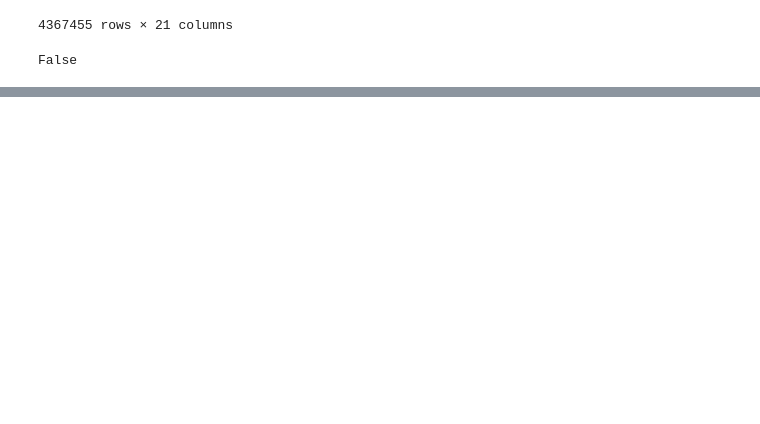
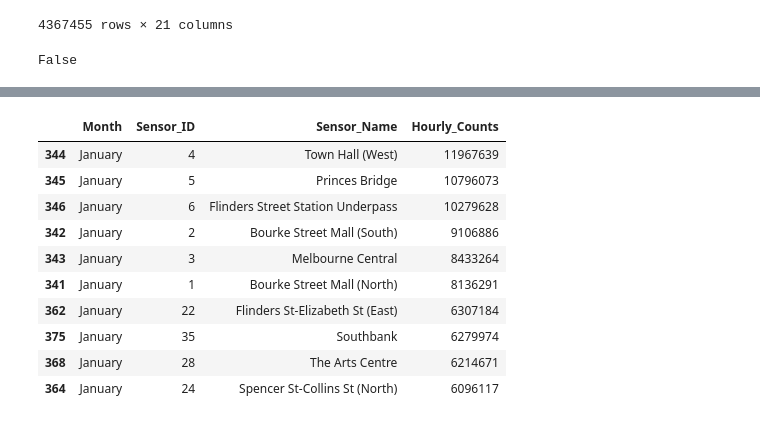
Before and after one commit to thanaboonmu/pedestrian_analysis, a Jupyter notebook: analysis.ipynb, the cells around one changed output, grey strips where cells are left out. Cells and saved outputs as stored; diff of their text form; code cells hidden in the pictures; blank space fills up the shorter version.

Commit message:
Added csv to gitignore and added monthly grouping

```diff
--- a/Untitled.ipynb
+++ b/analysis.ipynb
@@ -189,0 +209,2 @@ unmatched_pd
+# %%
+monthly_count= location_info.groupby(['Month','Sensor_ID','Sensor_Name'],as_index=False).agg({'Hourly_Counts': 'sum'}).sort_values(by='Month',ascending=False)
@@ -189,0 +234,14 @@ unmatched_pd
+# %%
+monthly_count[monthly_count.Month=='January'].sort_values(by='Hourly_Counts',ascending=False).head(10)
+# %% [output]
+|  | Month | Sensor_ID | Sensor_Name | Hourly_Counts |
+| 344 | January | 4 | Town Hall (West) | 11967639 |
+| 345 | January | 5 | Princes Bridge | 10796073 |
+| 346 | January | 6 | Flinders Street Station Underpass | 10279628 |
+| 342 | January | 2 | Bourke Street Mall (South) | 9106886 |
+| 343 | January | 3 | Melbourne Central | 8433264 |
+| 341 | January | 1 | Bourke Street Mall (North) | 8136291 |
+| 362 | January | 22 | Flinders St-Elizabeth St (East) | 6307184 |
+| 375 | January | 35 | Southbank | 6279974 |
+| 368 | January | 28 | The Arts Centre | 6214671 |
+| 364 | January | 24 | Spencer St-Collins St (North) | 6096117 |
```
Also changed, not shown: parts of 9 cells of this notebook, 1 other file.
